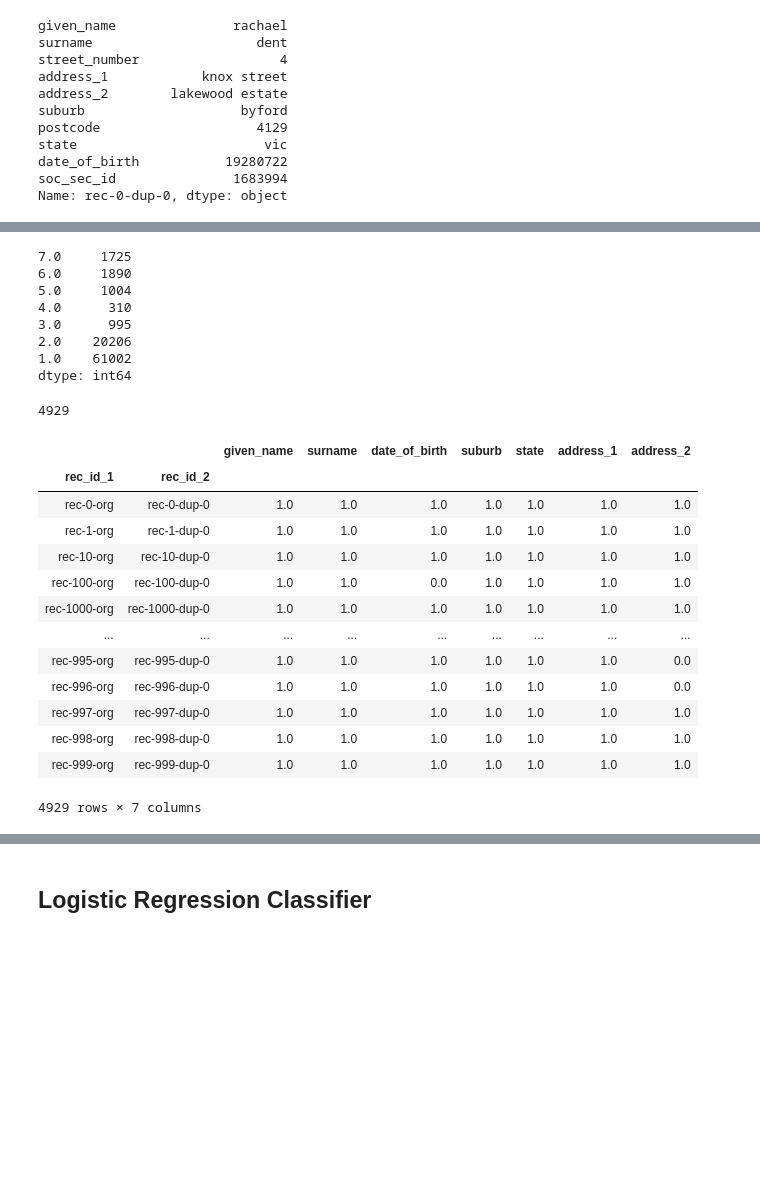
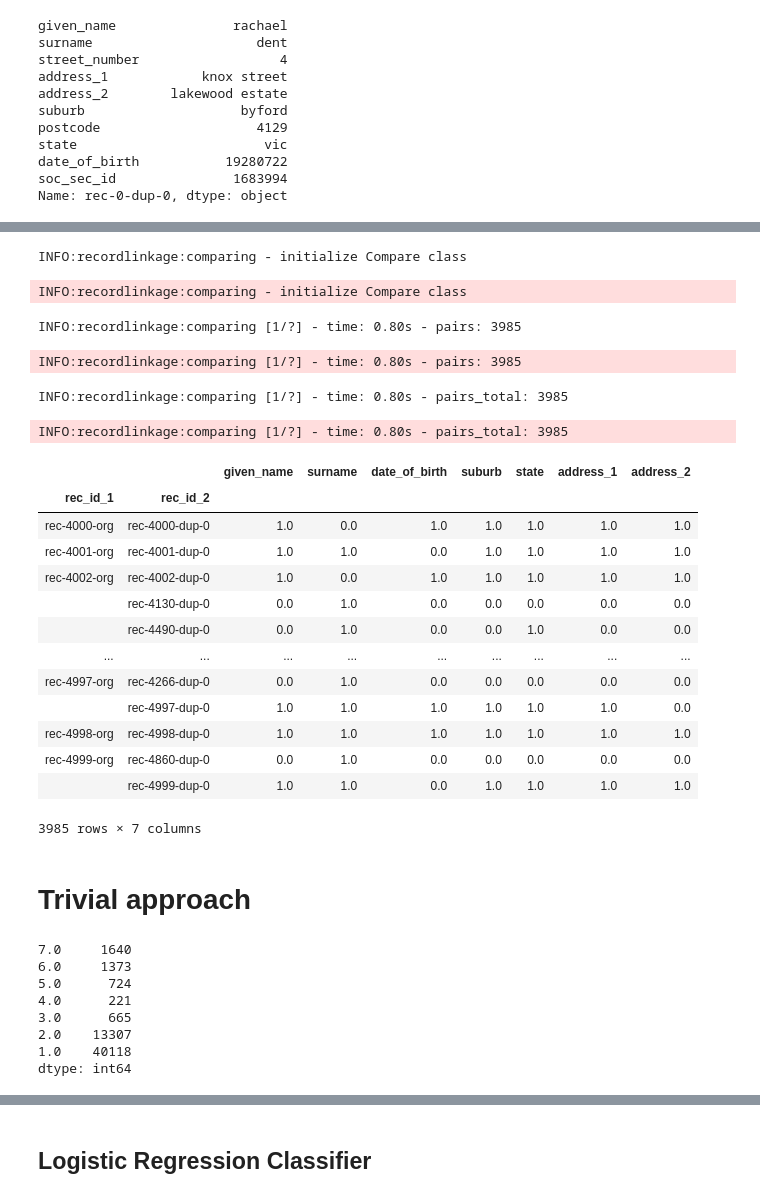
Before and after one commit to frenkowski/ML_aided_RecordLinkage, a Jupyter notebook: AD_project.ipynb, the cells around one changed output, grey strips where cells are left out. Saved outputs shown, nothing was run; the diff lists cells and outputs as text; code cells hidden in the pictures; blank space fills up the shorter version.

```diff
--- a/AD_project.ipynb
+++ b/AD_project.ipynb
@@ -193,0 +179,9 @@ MultiIndex([(  'rec-0-org',    'rec-0-dup-0'),
+# %%
+from recordlinkage.index import Block
+
+def blocking_dataset(dataset1, dataset2, parameters):
+    indexer = rl.Index()
+    for parameter in parameters:
+        indexer.add(Block(parameter))
+    candidate_links = indexer.index(dataset1, dataset2)
+    return candidate_links
@@ -193,0 +215,3 @@ MultiIndex([(  'rec-0-org',    'rec-0-dup-0'),
+# %%
+candidate_links_testing = blocking_dataset(testing_A, testing_B, ['surname','date_of_birth', 'soc_sec_id'])
+candidate_links_testing
@@ -278,35 +323,38 @@ features_training.shape
+# %%
+testing_features = compare_records(candidate_links_testing, testing_A, testing_B, comparison, exact)
+testing_features
+# %% [output]
+INFO:recordlinkage:comparing - initialize Compare class
+INFO:recordlinkage:comparing - initialize Compare class
+INFO:recordlinkage:comparing [1/?] - time: 0.80s - pairs: 3985
+INFO:recordlinkage:comparing [1/?] - time: 0.80s - pairs: 3985
+INFO:recordlinkage:comparing [1/?] - time: 0.80s - pairs_total: 3985
+INFO:recordlinkage:comparing [1/?] - time: 0.80s - pairs_total: 3985
+|  |  | given_name | surname | date_of_birth | suburb | state | address_1 | address_2 |
+| rec_id_1 | rec_id_2 |  |  |  |  |  |  |  |
+| rec-4000-org | rec-4000-dup-0 | 1.0 | 0.0 | 1.0 | 1.0 | 1.0 | 1.0 | 1.0 |
+| rec-4001-org | rec-4001-dup-0 | 1.0 | 1.0 | 0.0 | 1.0 | 1.0 | 1.0 | 1.0 |
+| rec-4002-org | rec-4002-dup-0 | 1.0 | 0.0 | 1.0 | 1.0 | 1.0 | 1.0 | 1.0 |
+|  | rec-4130-dup-0 | 0.0 | 1.0 | 0.0 | 0.0 | 0.0 | 0.0 | 0.0 |
+|  | rec-4490-dup-0 | 0.0 | 1.0 | 0.0 | 0.0 | 1.0 | 0.0 | 0.0 |
+| ... | ... | ... | ... | ... | ... | ... | ... | ... |
+| rec-4997-org | rec-4266-dup-0 | 0.0 | 1.0 | 0.0 | 0.0 | 0.0 | 0.0 | 0.0 |
+|  | rec-4997-dup-0 | 1.0 | 1.0 | 1.0 | 1.0 | 1.0 | 1.0 | 0.0 |
+| rec-4998-org | rec-4998-dup-0 | 1.0 | 1.0 | 1.0 | 1.0 | 1.0 | 1.0 | 1.0 |
+| rec-4999-org | rec-4860-dup-0 | 0.0 | 1.0 | 0.0 | 0.0 | 0.0 | 0.0 | 0.0 |
+|  | rec-4999-dup-0 | 1.0 | 1.0 | 0.0 | 1.0 | 1.0 | 1.0 | 1.0 |
+3985 rows × 7 columns
+# %% [markdown]
+# Trivial approach
 # %%
 # Sum the comparison results.
-features.sum(axis=1).value_counts().sort_index(ascending=False)
+training_features.sum(axis=1).value_counts().sort_index(ascending=False)
 # %% [output]
-7.0     1725
-6.0     1890
-5.0     1004
-4.0      310
-3.0      995
-2.0    20206
-1.0    61002
+7.0     1640
+6.0     1373
+5.0      724
+4.0      221
+3.0      665
+2.0    13307
+1.0    40118
 dtype: int64
-# %%
-# no ML
-matches = features[features.sum(axis=1) > 3]
-print(len(matches))
-# %% [output]
-4929
-# %%
-matches
-# %% [output]
-|  |  | given_name | surname | date_of_birth | suburb | state | address_1 | address_2 |
-| rec_id_1 | rec_id_2 |  |  |  |  |  |  |  |
-| rec-0-org | rec-0-dup-0 | 1.0 | 1.0 | 1.0 | 1.0 | 1.0 | 1.0 | 1.0 |
-| rec-1-org | rec-1-dup-0 | 1.0 | 1.0 | 1.0 | 1.0 | 1.0 | 1.0 | 1.0 |
-| rec-10-org | rec-10-dup-0 | 1.0 | 1.0 | 1.0 | 1.0 | 1.0 | 1.0 | 1.0 |
-| rec-100-org | rec-100-dup-0 | 1.0 | 1.0 | 0.0 | 1.0 | 1.0 | 1.0 | 1.0 |
-| rec-1000-org | rec-1000-dup-0 | 1.0 | 1.0 | 1.0 | 1.0 | 1.0 | 1.0 | 1.0 |
-| ... | ... | ... | ... | ... | ... | ... | ... | ... |
-| rec-995-org | rec-995-dup-0 | 1.0 | 1.0 | 1.0 | 1.0 | 1.0 | 1.0 | 0.0 |
-| rec-996-org | rec-996-dup-0 | 1.0 | 1.0 | 1.0 | 1.0 | 1.0 | 1.0 | 0.0 |
-| rec-997-org | rec-997-dup-0 | 1.0 | 1.0 | 1.0 | 1.0 | 1.0 | 1.0 | 1.0 |
-| rec-998-org | rec-998-dup-0 | 1.0 | 1.0 | 1.0 | 1.0 | 1.0 | 1.0 | 1.0 |
-| rec-999-org | rec-999-dup-0 | 1.0 | 1.0 | 1.0 | 1.0 | 1.0 | 1.0 | 1.0 |
-4929 rows × 7 columns
```
Also changed, not shown: parts of 44 cells of this notebook.
